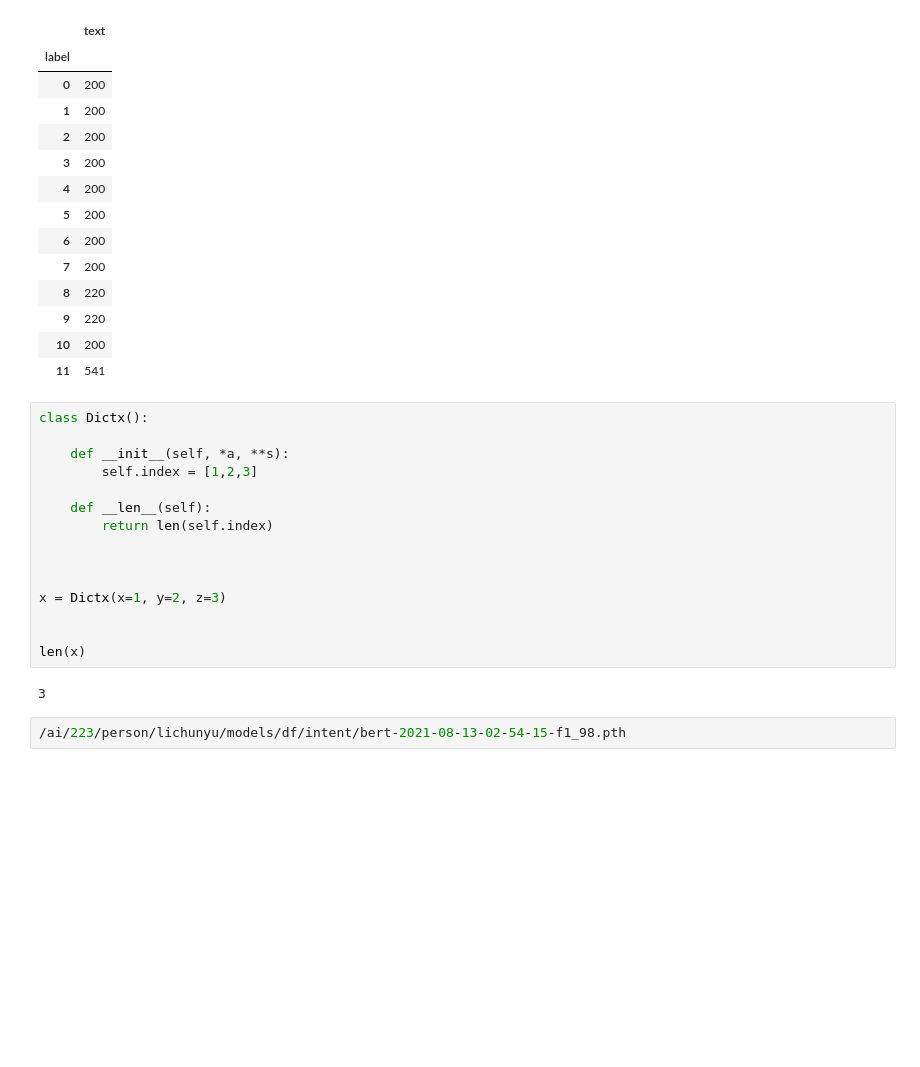
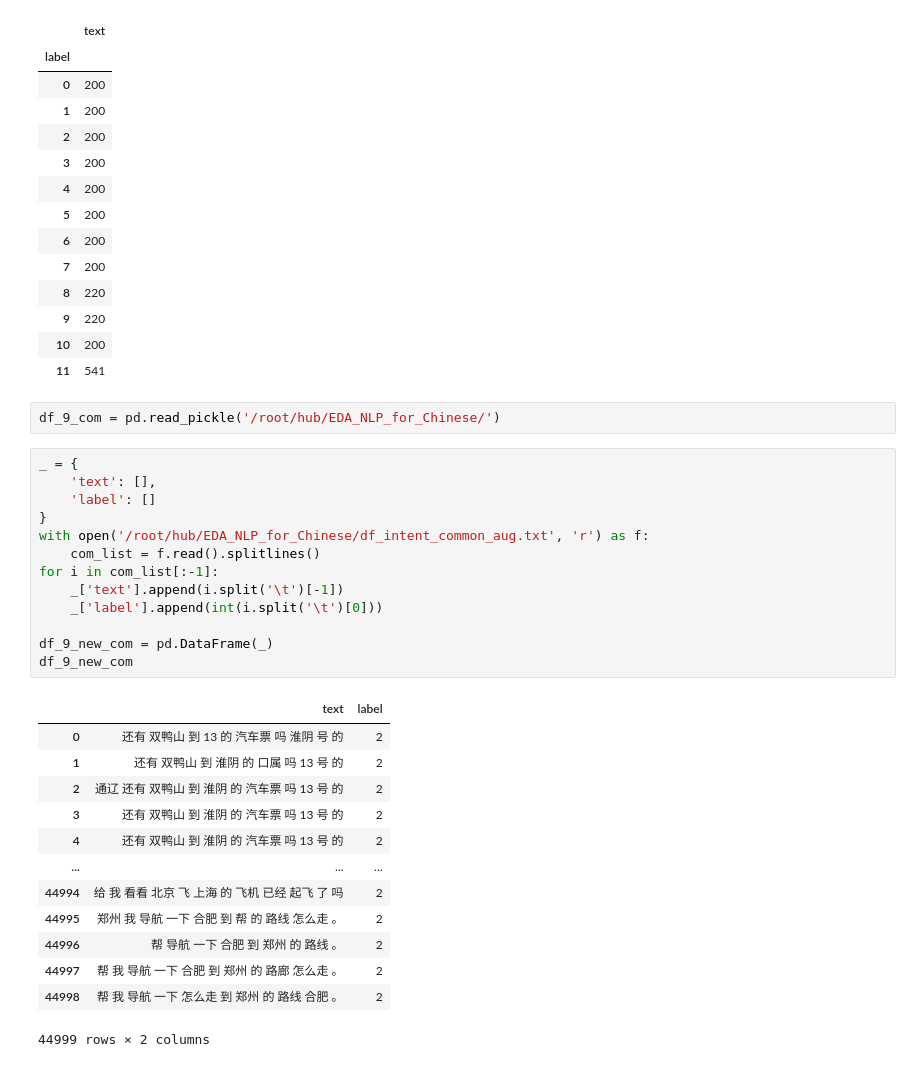
Before and after one commit to EeyoreLee/EarleeNLP, a Jupyter notebook: notebook/data_format.py.ipynb, the cells around one changed output. Saved outputs shown, nothing was run; the diff lists cells and outputs as text; blank space fills up the shorter version.

Commit message:
best model

```diff
--- a/notebook/data_format.py.ipynb
+++ b/notebook/data_format.py.ipynb
@@ -560,22 +560,32 @@ df_test.groupby('label').count()
 | 9 | 220 |
 | 10 | 200 |
 | 11 | 541 |
-# %%
-class Dictx():
-
-    def __init__(self, *a, **s):
-        self.index = [1,2,3]
-
-    def __len__(self):
-        return len(self.index)
-
-
-
-x = Dictx(x=1, y=2, z=3)
-
-
-len(x)
-# %% [output]
-3
 # %%
-/ai/223/person/lichunyu/models/df/intent/bert-2021-08-13-02-54-15-f1_98.pth
+df_9_com = pd.read_pickle('/root/hub/EDA_NLP_for_Chinese/')
+# %%
+_ = {
+    'text': [],
+    'label': []
+}
+with open('/root/hub/EDA_NLP_for_Chinese/df_intent_common_aug.txt', 'r') as f:
+    com_list = f.read().splitlines()
+for i in com_list[:-1]:
+    _['text'].append(i.split('\t')[-1])
+    _['label'].append(int(i.split('\t')[0]))
+
+df_9_new_com = pd.DataFrame(_)
+df_9_new_com
+# %% [output]
+|  | text | label |
+| 0 | 还有 双鸭山 到 13 的 汽车票 吗 淮阴 号 的 | 2 |
+| 1 | 还有 双鸭山 到 淮阴 的 口属 吗 13 号 的 | 2 |
+| 2 | 通辽 还有 双鸭山 到 淮阴 的 汽车票 吗 13 号 的 | 2 |
+| 3 | 还有 双鸭山 到 淮阴 的 汽车票 吗 13 号 的 | 2 |
+| 4 | 还有 双鸭山 到 淮阴 的 汽车票 吗 13 号 的 | 2 |
+| ... | ... | ... |
+| 44994 | 给 我 看看 北京 飞 上海 的 飞机 已经 起飞 了 吗 | 2 |
+| 44995 | 郑州 我 导航 一下 合肥 到 帮 的 路线 怎么走 。 | 2 |
+| 44996 | 帮 导航 一下 合肥 到 郑州 的 路线 。 | 2 |
+| 44997 | 帮 我 导航 一下 合肥 到 郑州 的 路廊 怎么走 。 | 2 |
+| 44998 | 帮 我 导航 一下 怎么走 到 郑州 的 路线 合肥 。 | 2 |
+44999 rows × 2 columns
```
Also changed, not shown: parts of 4 cells of this notebook, 7 other files.
